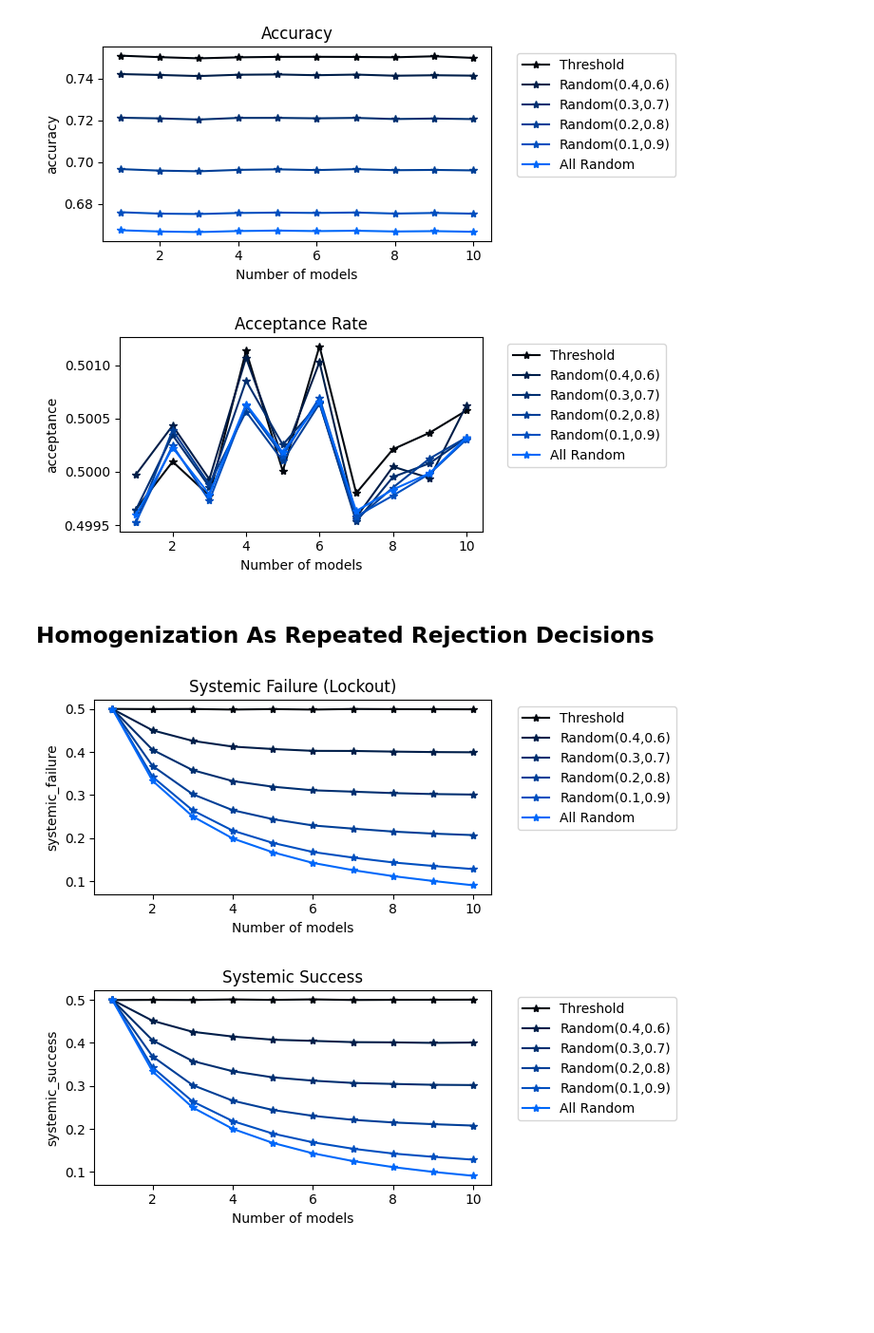
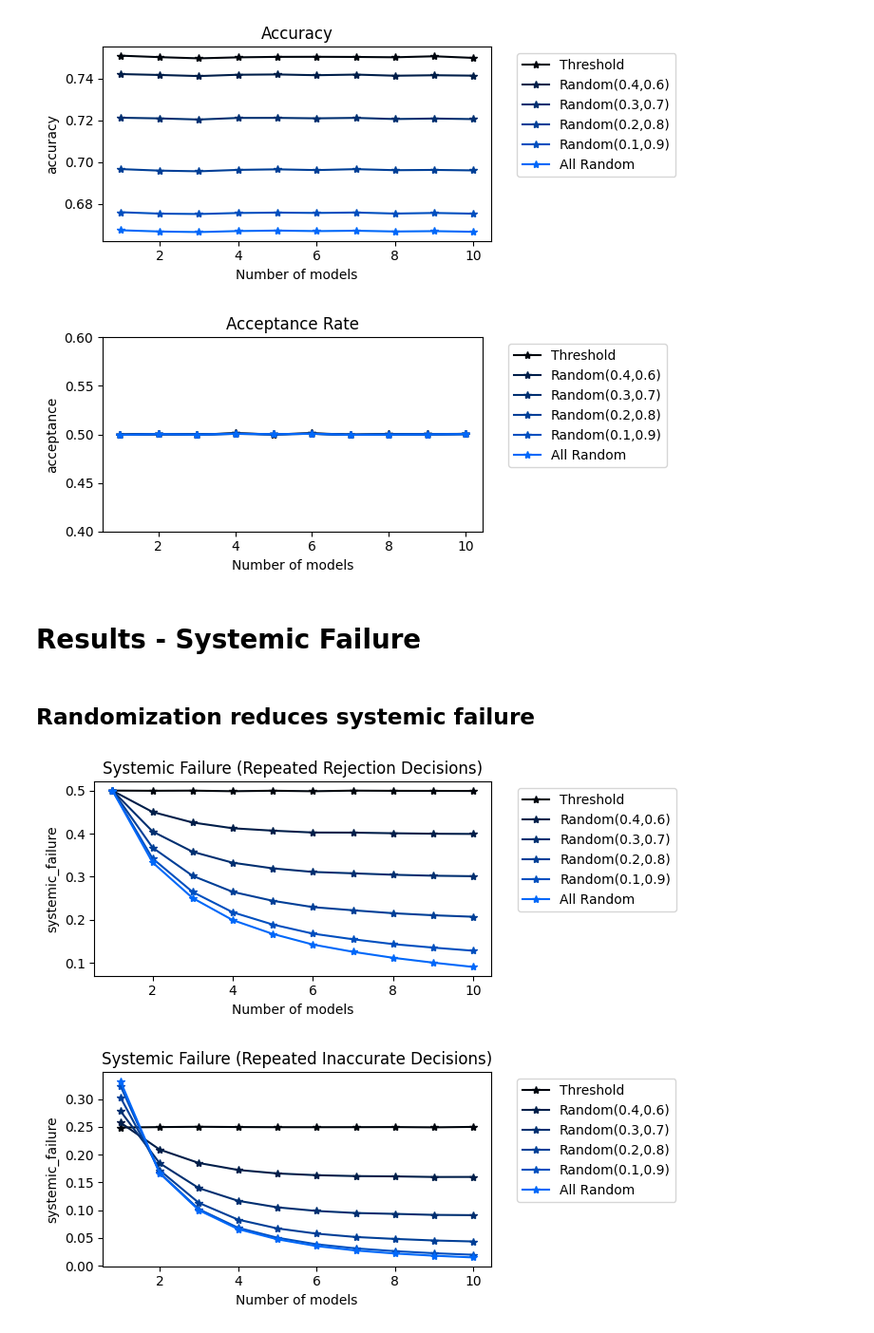
Before and after one commit to shomikj/severity_randomness, a Jupyter notebook: Simulated Experiment.ipynb, the cells around one changed output. Shown at 95% size. Saved outputs shown, nothing was run; the diff lists cells and outputs as text; code cells hidden in the pictures; blank space fills up the shorter version.

```diff
--- a/Simulated Experiment.ipynb
+++ b/Simulated Experiment.ipynb
@@ -172,16 +185,18 @@ plot(df, "Accuracy", "accuracy")
 # %% [output]
 [figure]
 # %%
-plot(df, "Acceptance Rate", "acceptance")
+plot(df, "Acceptance Rate", "acceptance", "lockout", False, True)
 # %% [output]
-[figure, old version]
+[figure, new version]
-# %% [markdown]
-## Homogenization As Repeated Rejection Decisions
+# %% [markdown]
+# Results - Systemic Failure
+# %% [markdown]
+## Randomization reduces systemic failure
 # %%
-plot(df, "Systemic Failure (Lockout)", "systemic_failure", "lockout")
+plot(df, "Systemic Failure (Repeated Rejection Decisions)", "systemic_failure", "lockout")
 # %% [output]
-[figure, old version]
+[figure, new version]
-# %%
-plot(df, "Systemic Success", "systemic_success", "lockout")
-# %% [output]
-[figure, removed]
+# %%
+plot(df, "Systemic Failure (Repeated Inaccurate Decisions)", "systemic_failure", "inaccurate")
+# %% [output]
+[figure, added]
```
Also changed, not shown: parts of 29 cells of this notebook.
